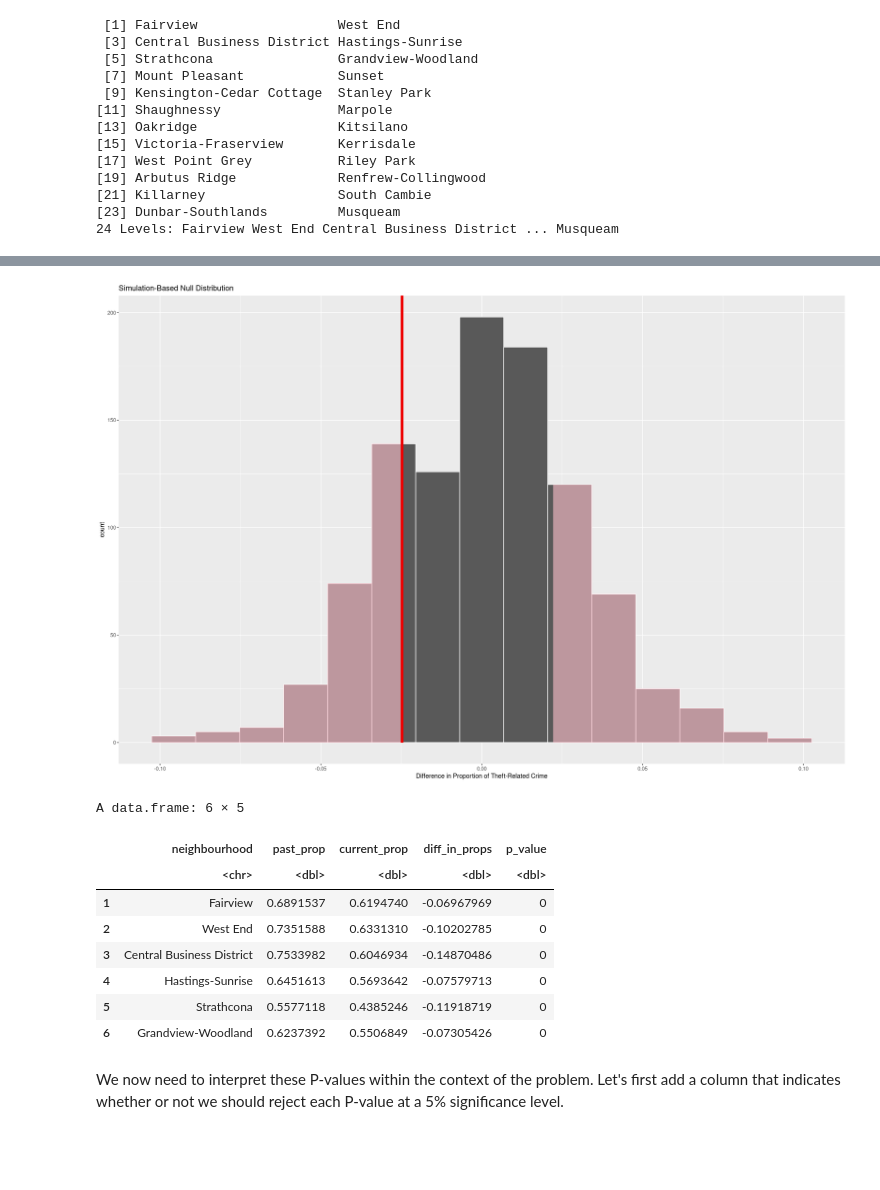
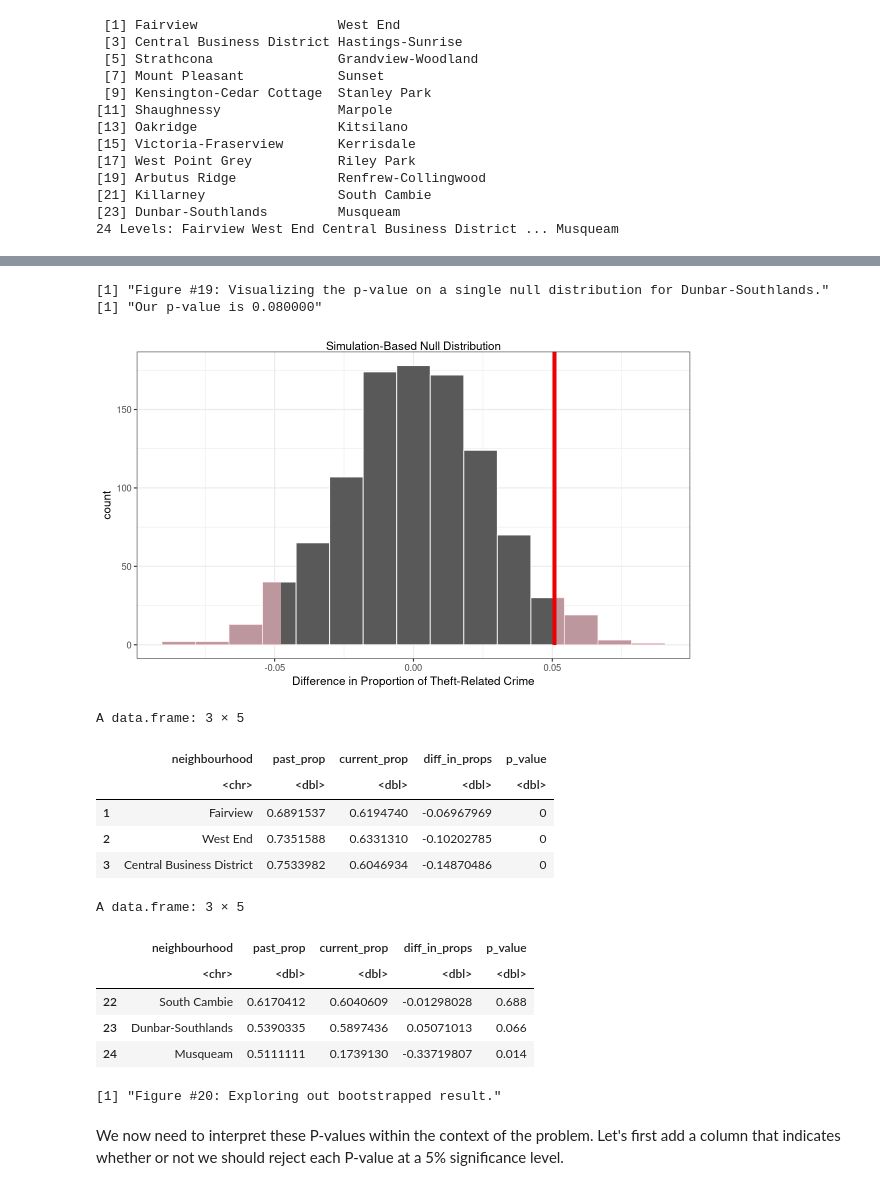
Before and after one commit to adammitha/STAT201-group-project, a Jupyter notebook: code/project-final.ipynb, the cells around one changed output, grey strips where cells are left out. Drawn from its saved outputs; the diff is of its cells as text; code cells hidden in the pictures; blank space fills up the shorter version.

```diff
--- a/code/project-final.ipynb
+++ b/code/project-final.ipynb
@@ -690,37 +730,40 @@ Our final data frame will take on the following shape:
 To further illustrate this workflow, we'll do one neighborhood on its own and visualize the null model, just to get a better sense of what's happening within the loop. We'll use Marpole as an example.
 # %%
 # Choose as neighbourhood to use
-n <- "Shaughnessy"
+n <- "Dunbar-Southlands"
 
 # 1. Filter data down to just this neighbourhood
 neighbourhood_data <- crime_data_processed %>%
     filter(neighbourhood == n)
 
-# 2., 3., 4. done with a "shortcut" using infer; a long-form approach will be done in our looping code
+# 2., 3., 4. done with a "shortcut" using infer
 obs_diff_in_props <- neighbourhood_data %>%
     specify(is_theft ~ period, success = "TRUE") %>% # specify our response variable
     calculate(stat = "diff in props", order = c("During pandemic", "Before pandemic")) # compute the "diff in props" for each
 
 # 5. Conduct the infer workflow
 neighbourhood_infer <- neighbourhood_data %>%
     specify(is_theft ~ period, success = "TRUE") %>% # specify our response variable
     hypothesise(null = "independence") %>% # i.e., that the change in proprotion is 0
     generate(reps = 1000, type = "permute") %>% # generate 1,000 bootstrap samples for our null model
     calculate(stat = "diff in props", order = c("During pandemic", "Before pandemic")) # compute the "diff in props" for each
 
 # 6. (Skipped! We don't need the P-value here yet.)
 # 7. (Skipped! We don't need to append to anything just yet.)
 
 neighbourhood_infer_vis <- neighbourhood_infer %>%
    visualize() +
    shade_p_value(obs_stat = obs_diff_in_props, direction = "two_sided") +
    xlab("Difference in Proportion of Theft-Related Crime") +
    theme_stat201(10, 6)
 
 neighbourhood_infer_vis
-print(sprintf("Our p-value is %f", ))
+create_caption(19, "Visualizing the p-value on a single null distribution for Dunbar-Southlands.")
+print(sprintf("Our p-value is %f", get_p_value(neighbourhood_infer, obs_diff_in_props, direction = "two_sided")))
 # %% [output]
+[1] "Figure #19: Visualizing the p-value on a single null distribution for Dunbar-Southlands."
+[1] "Our p-value is 0.080000"
-[figure, old version]
+[figure, new version]
 # %%
 set.seed(SEED) # set our seed to the global seed for this notebook
 
@@ -732,8 +775,8 @@ options(warn = -1) # Suppress "unable to translate '<U+00C4>' to native encoding
 # Initialize our empty data frame with our desired columns;
 # see the Markdown table above for a description of the columns
 columns <- c("neighbourhood", "past_prop", "current_prop", "diff_in_props", "p_value")
-results <- data.frame(matrix(ncol = length(columns), nrow=0))
-names(results) <- columns # assign column names
+neighbourhoods_bootstrap_result <- data.frame(matrix(ncol = length(columns), nrow=0))
+names(neighbourhoods_bootstrap_result) <- columns # assign column names
 
 # For every neighbourhood
 for (n in neighbourhoods) {
@@ -765,28 +808,34 @@ for (n in neighbourhoods) {
     # NOTE: the test is two-tailed!
     p_value <- neighbourhood_infer %>% get_p_value(obs_diff_in_props, direction = "two_sided") %>% pull()
 
-    # 7. Format and append our observed result to our `results` data frame
+    # 7. Format and append our observed result to our `neighbourhoods_bootstrap_result` data frame
     new_obs <- data.frame(n, pre_covid_prop, covid_prop, obs_diff_in_props, p_value)
     names(new_obs) <- columns
 
     # NOTE: this is line that actually does the "appending"; rbind binds rows by common columns
-    results <- rbind(results, new_obs)
+    neighbourhoods_bootstrap_result <- rbind(neighbourhoods_bootstrap_result, new_obs)
 }
 
 # Reset warning messages
 options(warn = oldw)
 
-# Explore our results
-head(results)
+# Explore our results in `neighbourhoods_bootstrap_result`
+head(neighbourhoods_bootstrap_result, n = 3)
+tail(neighbourhoods_bootstrap_result, n = 3)
+create_caption(20, "Exploring out bootstrapped result.")
 # %% [output]
-A data.frame: 6 × 5
+A data.frame: 3 × 5
 |  | neighbourhood | past_prop | current_prop | diff_in_props | p_value |
 |  | <chr> | <dbl> | <dbl> | <dbl> | <dbl> |
 | 1 | Fairview | 0.6891537 | 0.6194740 | -0.06967969 | 0 |
 | 2 | West End | 0.7351588 | 0.6331310 | -0.10202785 | 0 |
 | 3 | Central Business District | 0.7533982 | 0.6046934 | -0.14870486 | 0 |
-| 4 | Hastings-Sunrise | 0.6451613 | 0.5693642 | -0.07579713 | 0 |
-| 5 | Strathcona | 0.5577118 | 0.4385246 | -0.11918719 | 0 |
-| 6 | Grandview-Woodland | 0.6237392 | 0.5506849 | -0.07305426 | 0 |
+A data.frame: 3 × 5
+|  | neighbourhood | past_prop | current_prop | diff_in_props | p_value |
+|  | <chr> | <dbl> | <dbl> | <dbl> | <dbl> |
+| 22 | South Cambie | 0.6170412 | 0.6040609 | -0.01298028 | 0.688 |
+| 23 | Dunbar-Southlands | 0.5390335 | 0.5897436 | 0.05071013 | 0.066 |
+| 24 | Musqueam | 0.5111111 | 0.1739130 | -0.33719807 | 0.014 |
+[1] "Figure #20: Exploring out bootstrapped result."
 # %% [markdown]
 We now need to interpret these P-values within the context of the problem. Let's first add a column that indicates whether or not we should reject each P-value at a 5% significance level.
```
Also changed, not shown: parts of 107 cells of this notebook, 1 other file.
